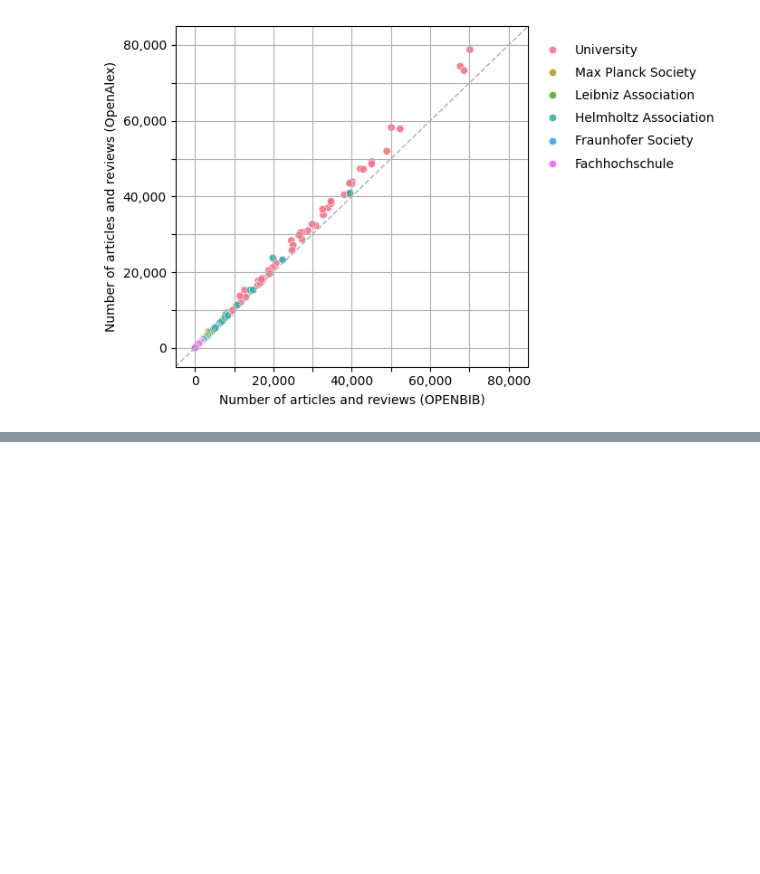
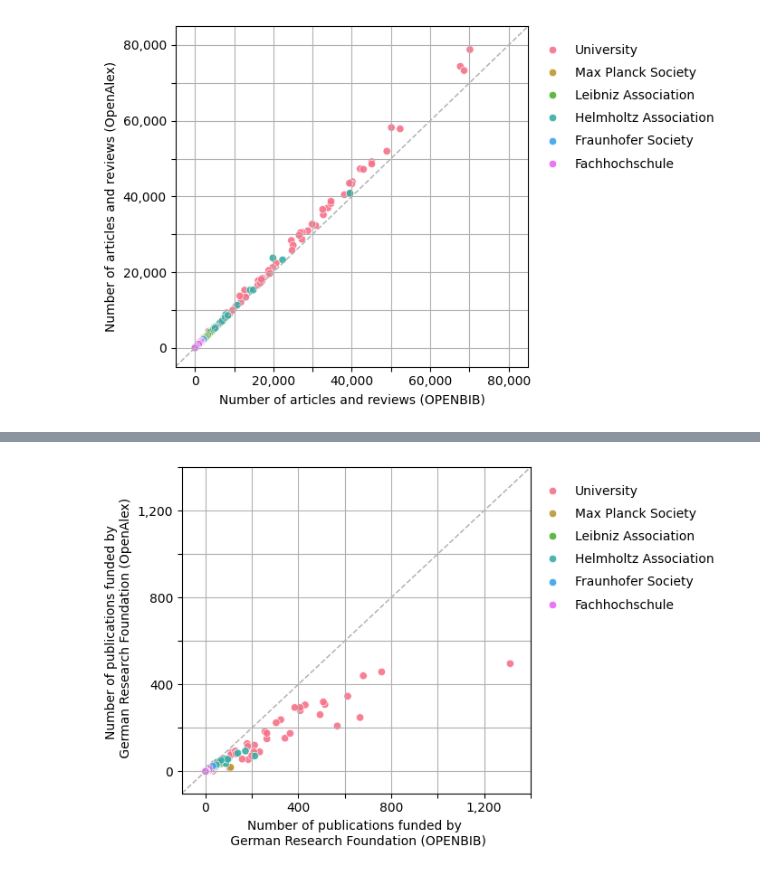
Before and after one commit to kbopenbib/kbopenbib_data, a Jupyter notebook: examples/bigquery_notebook.ipynb, the cells around one changed output, grey strips where cells are left out. Drawn from its saved outputs; the diff is of its cells as text; code cells hidden in the pictures; blank space fills up the shorter version.

Commit message:
add funding plot

```diff
--- a/examples/bigquery_notebook.ipynb
+++ b/examples/bigquery_notebook.ipynb
@@ -152,0 +207,58 @@ fig.savefig('document_types_sectors.png', format='png', bbox_inches='tight', dpi
+# %%
+funders_sectors_df_plot = funders_sectors_df[funders_sectors_df.sector.isin(['uni', 'fh', 'hgf', 'fhg', 'mpg', 'wgl'])].copy()
+
+funders_sectors_df_plot.replace(dict(
+    uni='University',
+    fh='Fachhochschule',
+    mpg='Max Planck Society',
+    hgf='Helmholtz Association',
+    fhg='Fraunhofer Society',
+    wgl='Leibniz Association'
+), inplace=True)
+
+funders_sectors_df_plot.sort_values(by=['sector'], ascending=False, inplace=True)
+# %%
+fig, ax = plt.subplots(figsize=(5, 4.5))
+
+plt.grid(True)
+
+x = [x for x in range(-100, 1500, 100)]
+y = x
+
+sns.scatterplot(data=funders_sectors_df_plot,
+                x='f_n',
+                y='oal_n',
+                alpha=0.9,
+                palette='husl',
+                hue='sector')
+
+sns.lineplot(x=x,
+             y=y,
+             color='#b3b3b3a0',
+             linestyle='dashed',
+             linewidth=1.1,
+             alpha=1)
+
+ax.set_xlim(-100, 1400)
+ax.set_ylim(-100, 1400)
+
+ax.get_legend().remove()
+
+ax.xaxis.set_major_formatter(StrMethodFormatter('{x:,.0f}'))
+ax.yaxis.set_major_formatter(StrMethodFormatter('{x:,.0f}'))
+
+plt.setp(ax.get_xticklabels()[::2], visible=False)
+plt.setp(ax.get_yticklabels()[::2], visible=False)
+
+ax.set(xlabel='Number of publications funded by \n German Research Foundation (OPENBIB)',
+       ylabel='Number of publications funded by \n German Research Foundation (OpenAlex)')
+
+lgd = fig.legend(frameon=False,
+                 bbox_to_anchor=(1.4, 0.95),
+                 labelspacing=0.8)
+
+plt.tight_layout()
+plt.show()
+fig.savefig('funding_information_sectors.png', format='png', bbox_inches='tight', dpi=500)
+# %% [output]
+[figure, added]
```
Also changed, not shown: parts of 5 cells of this notebook, 2 other files.
